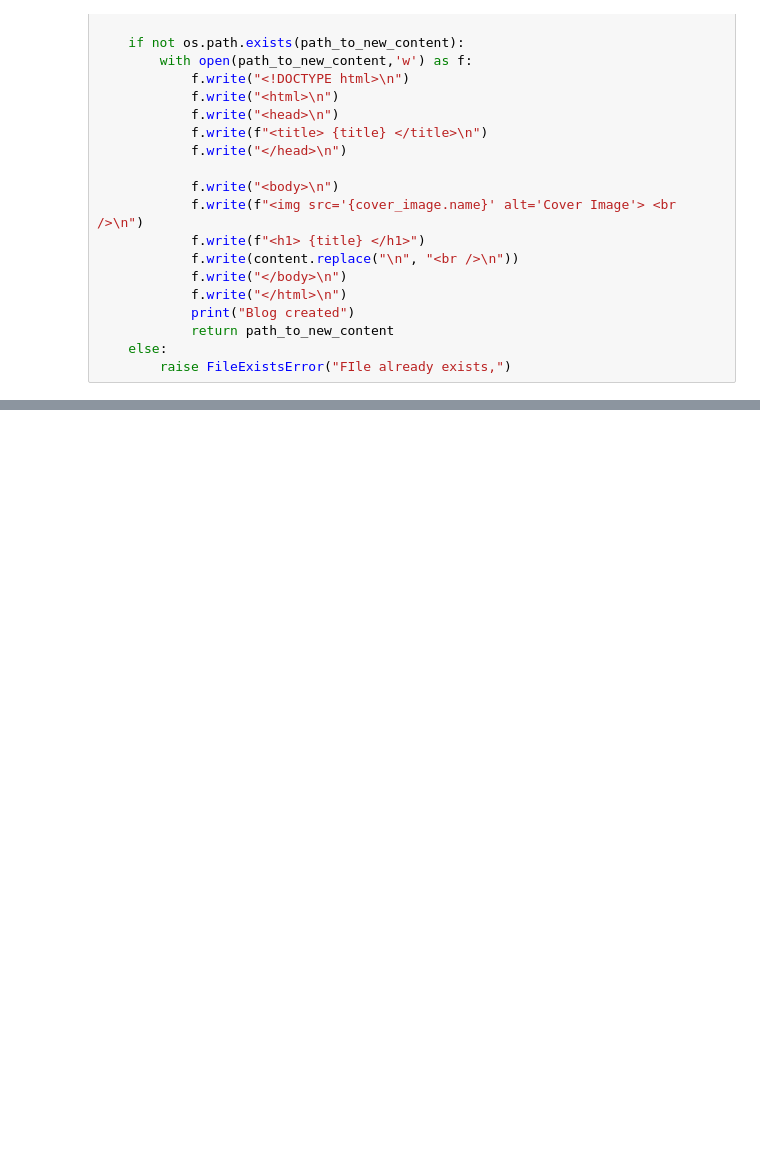
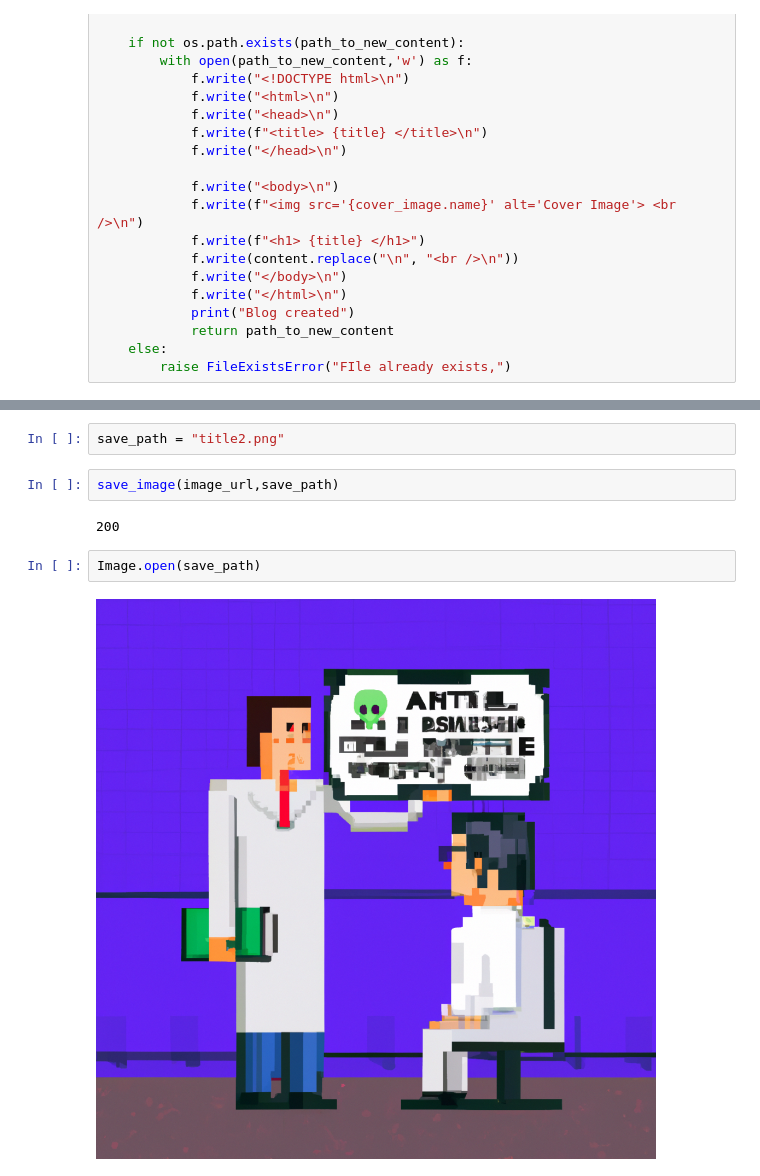
Before and after one commit to SohailGidwani/Openai-API, a Jupyter notebook: BlogPostCreator.ipynb, the cells around one changed output, grey strips where cells are left out. Saved outputs shown, nothing was run; the diff lists cells and outputs as text; blank space fills up the shorter version.

```diff
--- a/BlogPostCreator.ipynb
+++ b/BlogPostCreator.ipynb
@@ -81,0 +199,10 @@ NameError: name 'Path' is not defined
+# %%
+save_path = "title2.png"
+# %%
+save_image(image_url,save_path)
+# %% [output]
+200
+# %%
+Image.open(save_path)
+# %% [output]
+[figure, added]
```
Also changed, not shown: parts of 28 cells of this notebook, 2 other files.
